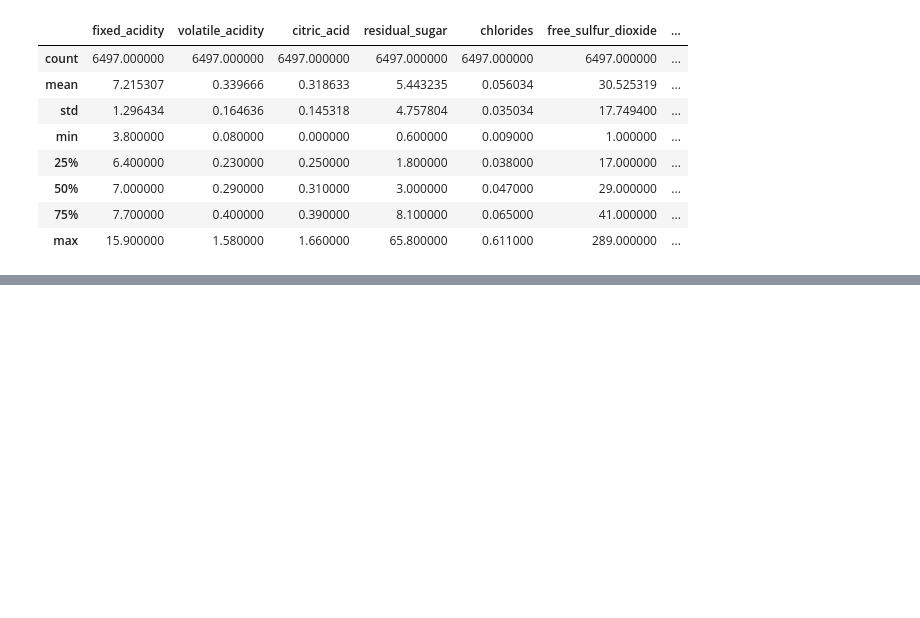
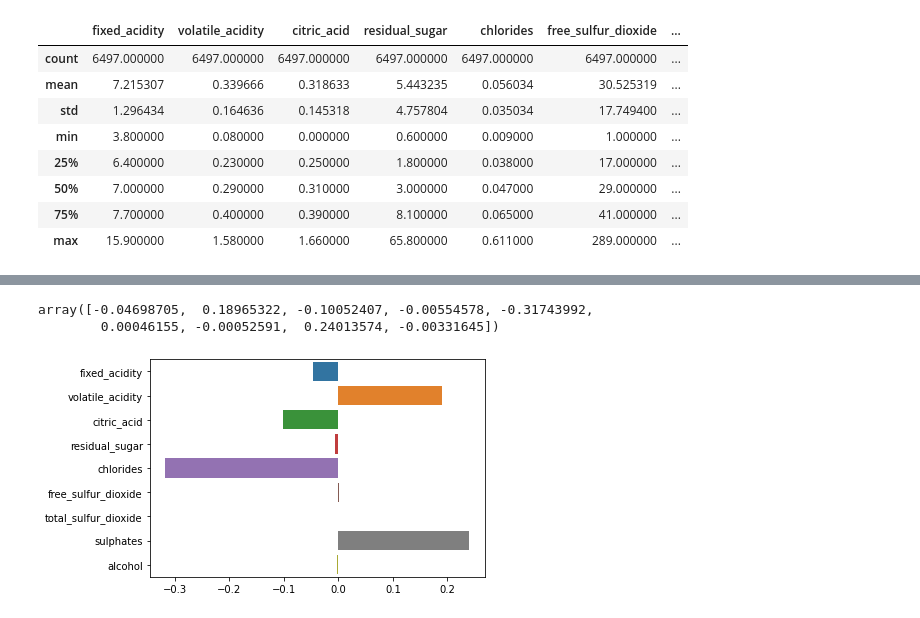
Before and after one commit to AlasWorld/EDA, a Jupyter notebook: Untitled40.ipynb, the cells around one changed output, grey strips where cells are left out. Drawn from its saved outputs; the diff is of its cells as text; code cells hidden in the pictures; blank space fills up the shorter version.

```diff
--- a/Untitled40.ipynb
+++ b/Untitled40.ipynb
@@ -237,0 +278,15 @@ df.describe()
+# %%
+mod.coef_
+j=df.drop(["density","quality","color","pH"],axis=1).columns
+
+sns.barplot(x=mod.coef_,y=j)
+
+
+# clearly the density of alcohol must be lower than the wine and it adds to the taste since it was already
+# high in the highest selling wines.
+# surprisingly the density of the citric acid and residual_sugar is higher than the wines but still here in this
+# model, is not having the much influence on density.
+# %% [output]
+array([-0.04698705,  0.18965322, -0.10052407, -0.00554578, -0.31743992,
+        0.00046155, -0.00052591,  0.24013574, -0.00331645])
+[figure, added]
```
Also changed, not shown: parts of 15 cells of this notebook.
